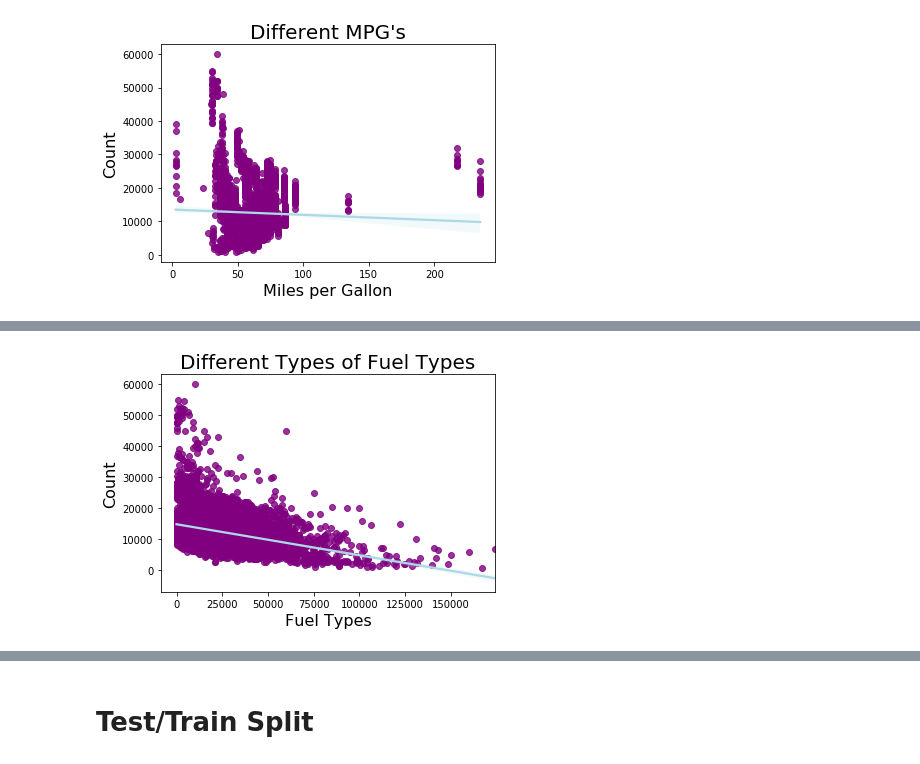
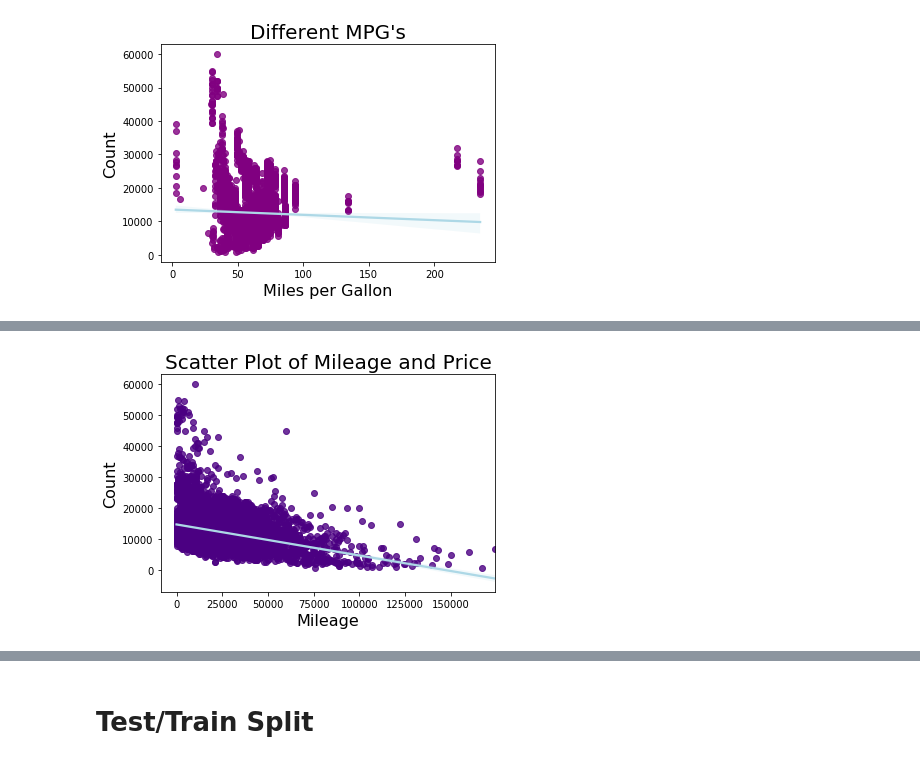
Before and after one commit to twhipple/Used_Car_Price_Regression_Model, a Jupyter notebook: Used_Car_Price_Notebook.ipynb, the cells around one changed output, grey strips where cells are left out. Cells and saved outputs as stored; diff of their text form; code cells hidden in the pictures.

```diff
--- a/Used_Car_Price_Notebook.ipynb
+++ b/Used_Car_Price_Notebook.ipynb
@@ -270,3 +282,7 @@ df.head()
 | 2 | GT86 | 2015 | 13998 | Manual | 27469 | Petrol | 265 | 36.2 | 2.0 | 5 |
 | 3 | GT86 | 2017 | 18998 | Manual | 14736 | Petrol | 150 | 36.2 | 2.0 | 3 |
 | 4 | GT86 | 2017 | 17498 | Manual | 36284 | Petrol | 145 | 36.2 | 2.0 | 3 |
+# %%
+# Is this age integer any different than the year?
+df = df.drop('year', axis=1)
+df.head()
@@ -335,8 +397,9 @@ Name: mileage, Length: 5699, dtype: int64
 # %%
-sns.regplot(data=df, x="mileage", y="price", scatter_kws={"color": "purple"}, line_kws={"color": "lightblue"})
-plt.xlabel("Fuel Types", fontsize = 16)
+# A slight negative relationship here
+sns.regplot(data=df, x="mileage", y="price", scatter_kws={"color": "indigo"}, line_kws={"color": "lightblue"})
+plt.xlabel("Mileage", fontsize = 16)
 plt.ylabel("Count", fontsize = 16)
-plt.title("Different Types of Fuel Types", fontsize = 20)
+plt.title("Scatter Plot of Mileage and Price", fontsize = 20)
 plt.show()
 # %% [output]
-[figure, old version]
+[figure, new version]
```
Also changed, not shown: parts of 58 cells of this notebook.
